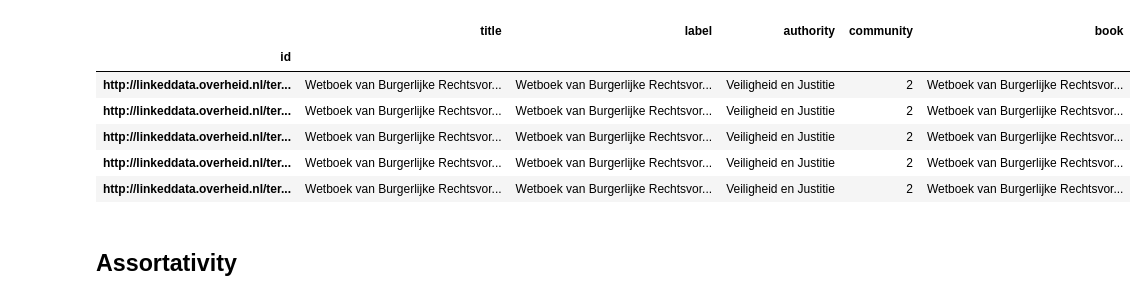
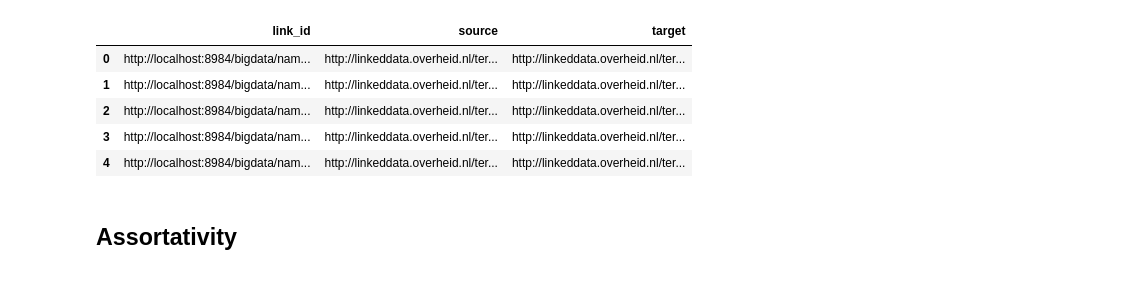
Before and after one commit to research-Dafne/case-law-research, a Jupyter notebook: notebooks/Network_report.ipynb, the cells around one changed output. Saved outputs shown, nothing was run; the diff lists cells and outputs as text; code cells hidden in the pictures.

Commit message:
Notebooks for the case-to-case network

```diff
--- a/notebooks/Network_report.ipynb
+++ b/notebooks/Network_report.ipynb
@@ -10,15 +13,14 @@ import community
 # %%
 filepath = '/media/sf_VBox_Shared/CaseLaw/2018-01-29-lido/derived/'
-nodes_df = pd.read_csv(os.path.join(filepath, 'article_nodes_nodup_min5.csv'), index_col='id')
-edges_df = pd.read_csv(os.path.join(filepath, 'article_to_article_min5.csv'))
+#nodes_df = pd.read_csv(os.path.join(filepath, 'article_nodes_nodup_min5.csv'), index_col='id')
+edges_df = pd.read_csv(os.path.join(filepath, 'case_to_case_lx_links.csv'))
 # %%
-nodes_df.head()
+edges_df.head()
 # %% [output]
-|  | title | label | authority | community | book |
-| id |  |  |  |  |  |
-| http://linkeddata.overheid.nl/ter... | Wetboek van Burgerlijke Rechtsvor... | Wetboek van Burgerlijke Rechtsvor... | Veiligheid en Justitie | 2 | Wetboek van Burgerlijke Rechtsvor... |
-| http://linkeddata.overheid.nl/ter... | Wetboek van Burgerlijke Rechtsvor... | Wetboek van Burgerlijke Rechtsvor... | Veiligheid en Justitie | 2 | Wetboek van Burgerlijke Rechtsvor... |
-| http://linkeddata.overheid.nl/ter... | Wetboek van Burgerlijke Rechtsvor... | Wetboek van Burgerlijke Rechtsvor... | Veiligheid en Justitie | 2 | Wetboek van Burgerlijke Rechtsvor... |
-| http://linkeddata.overheid.nl/ter... | Wetboek van Burgerlijke Rechtsvor... | Wetboek van Burgerlijke Rechtsvor... | Veiligheid en Justitie | 2 | Wetboek van Burgerlijke Rechtsvor... |
-| http://linkeddata.overheid.nl/ter... | Wetboek van Burgerlijke Rechtsvor... | Wetboek van Burgerlijke Rechtsvor... | Veiligheid en Justitie | 2 | Wetboek van Burgerlijke Rechtsvor... |
+|  | link_id | source | target |
+| 0 | http://localhost:8984/bigdata/nam... | http://linkeddata.overheid.nl/ter... | http://linkeddata.overheid.nl/ter... |
+| 1 | http://localhost:8984/bigdata/nam... | http://linkeddata.overheid.nl/ter... | http://linkeddata.overheid.nl/ter... |
+| 2 | http://localhost:8984/bigdata/nam... | http://linkeddata.overheid.nl/ter... | http://linkeddata.overheid.nl/ter... |
+| 3 | http://localhost:8984/bigdata/nam... | http://linkeddata.overheid.nl/ter... | http://linkeddata.overheid.nl/ter... |
+| 4 | http://localhost:8984/bigdata/nam... | http://linkeddata.overheid.nl/ter... | http://linkeddata.overheid.nl/ter... |
 # %%
```
Also changed, not shown: parts of 11 cells of this notebook, 1 other file.
